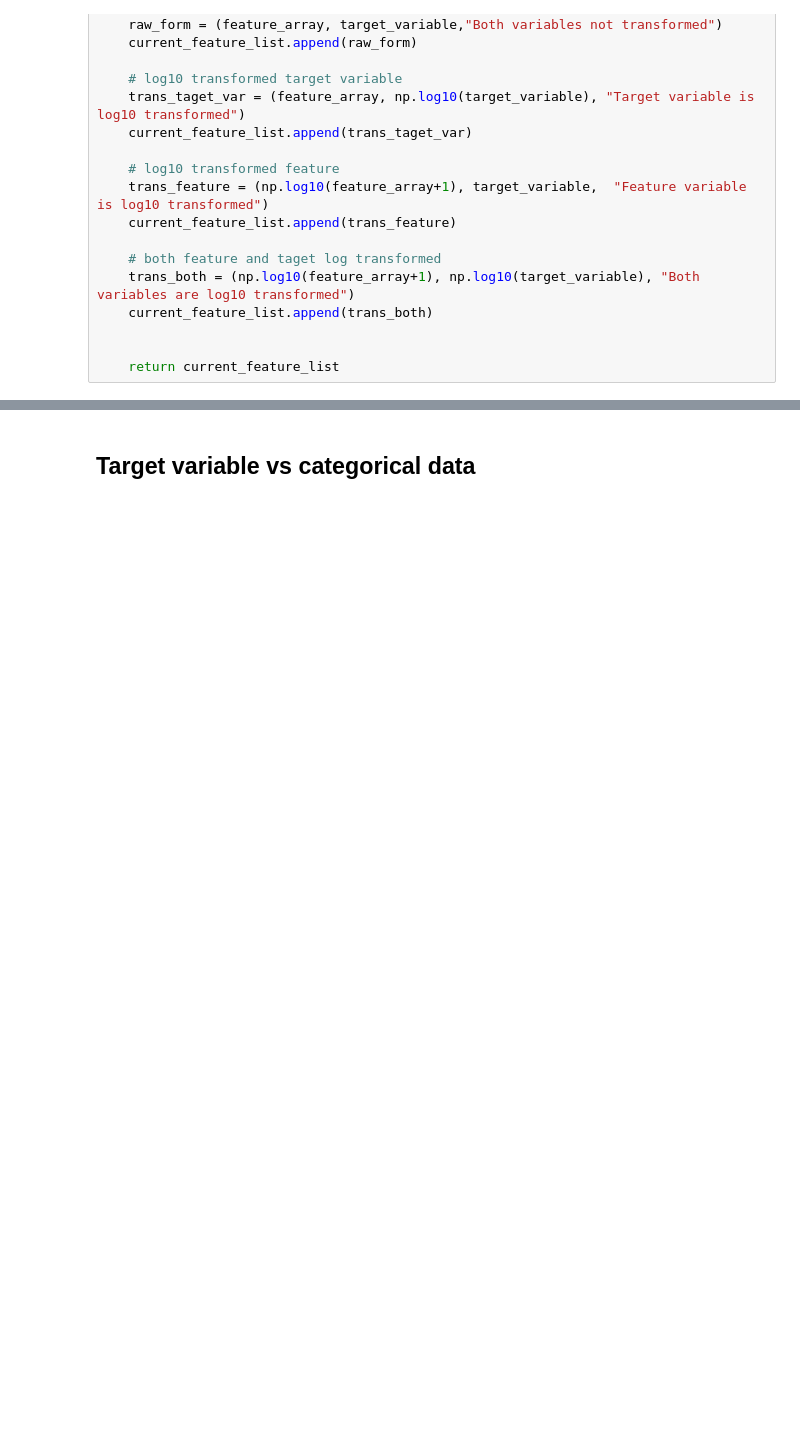
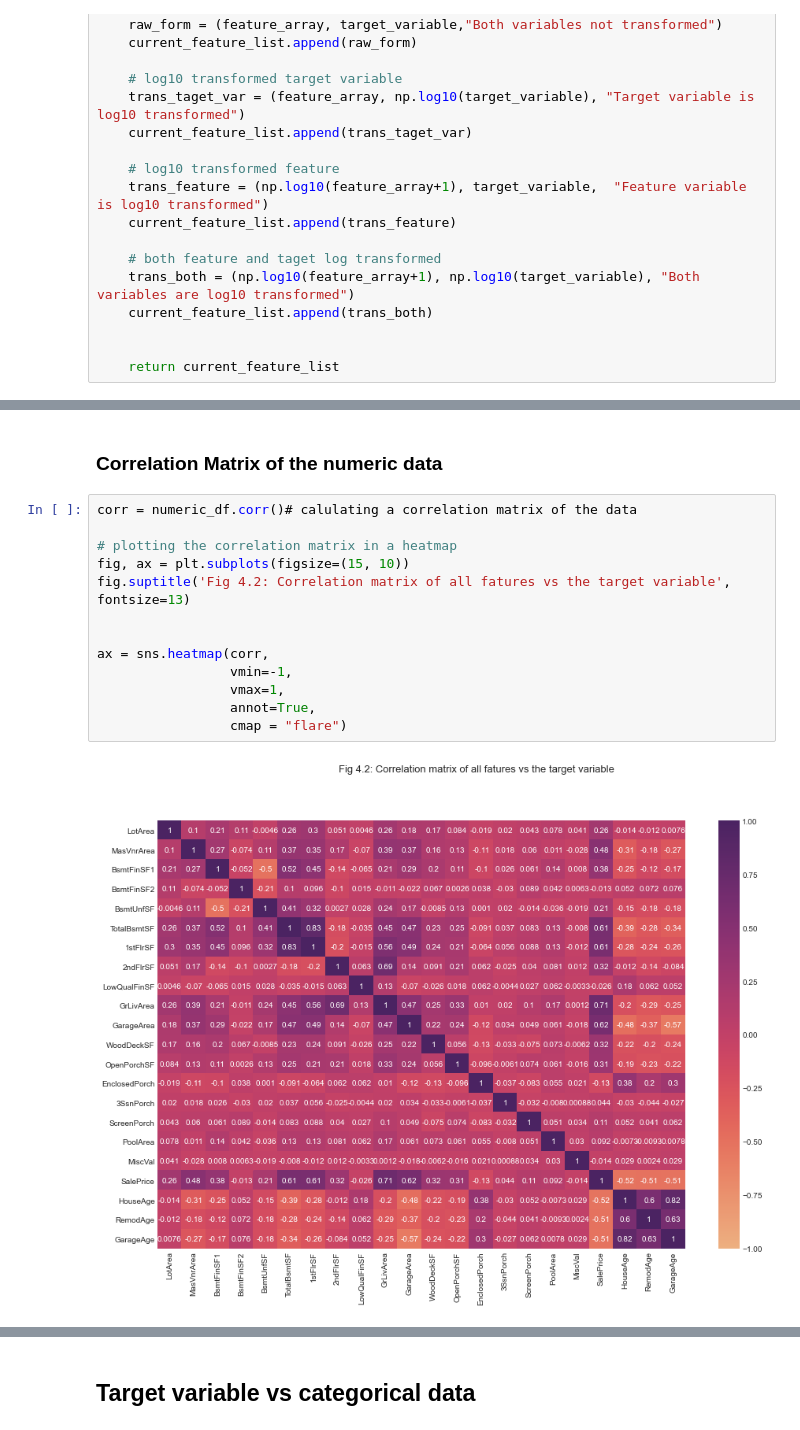
Before and after one commit to Murotiwamambo/House-Price-Predicitions, a Jupyter notebook: Exploratory Data Analysis.ipynb, the cells around one changed output, grey strips where cells are left out. Drawn from its saved outputs; the diff is of its cells as text; blank space fills up the shorter version.

```diff
--- a/Exploratory Data Analysis.ipynb
+++ b/Exploratory Data Analysis.ipynb
@@ -567,0 +589,17 @@ plt.show()
+# %% [markdown]
+### Correlation Matrix of the numeric data
+# %%
+corr = numeric_df.corr()# calulating a correlation matrix of the data
+
+# plotting the correlation matrix in a heatmap
+fig, ax = plt.subplots(figsize=(15, 10))
+fig.suptitle('Fig 4.2: Correlation matrix of all fatures vs the target variable', fontsize=13)
+
+
+ax = sns.heatmap(corr,
+                 vmin=-1,
+                 vmax=1,
+                 annot=True,
+                 cmap = "flare")
+# %% [output]
+[figure, added]
```
Also changed, not shown: parts of 26 cells of this notebook.
